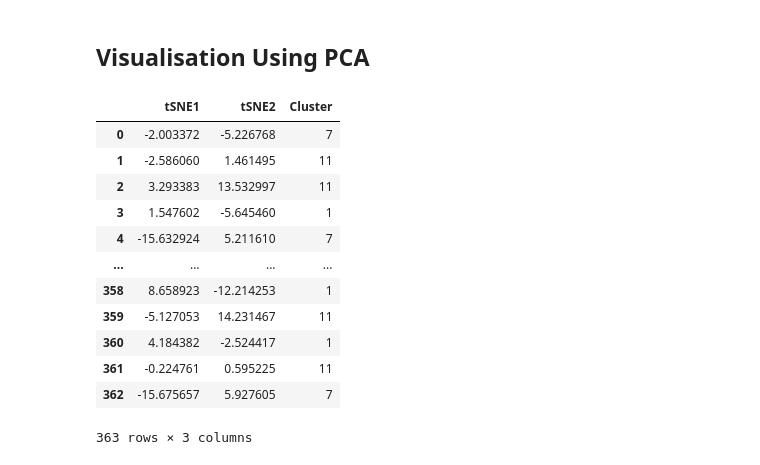
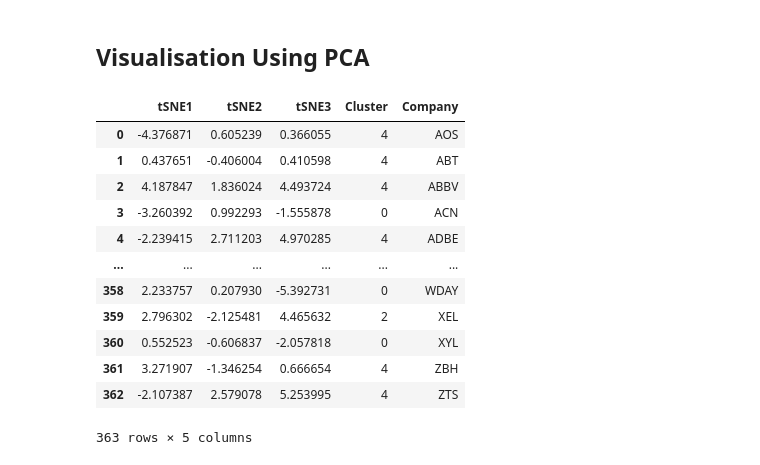
Before and after one commit to Hamza-joosub/StonksModels, a Jupyter notebook: WebAPP.ipynb, the cells around one changed output. Drawn from its saved outputs; the diff is of its cells as text; code cells hidden in the pictures.

Commit message:
implemented call backs and more advanced k means clustering algo

```diff
--- a/WebAPP.ipynb
+++ b/WebAPP.ipynb
@@ -229,6 +227,6 @@ inertia_fig.add_trace(go.Scatter(x = inertia_df.index, y =inertia_df[0] ))
 
 inertia_fig
 # %%
-labels = KMeans(n_clusters=12).fit_predict(df_scaled_no_outliers_numeric)
+labels = KMeans(n_clusters=7).fit_predict(df_scaled_no_outliers_numeric)
 labels
 # %% [output]
@@ -390,26 +396,27 @@ df_no_nan[df_no_nan['Industry'] == target_industry].loc[:,['Company', 'Name', 'S
 # %%
 from sklearn.manifold import TSNE
 # %%
-tsne = TSNE(n_components=2, perplexity=30, random_state=42)
+tsne = TSNE(n_components=3, perplexity=30, random_state=42)
 tsne_result = tsne.fit_transform(df_scaled_no_outliers_numeric.drop(columns=["Company", "Industry", "Sector", "Name", "Cluster"]))
 # %%
-df_tsne = pd.DataFrame(tsne_result, columns=["tSNE1", "tSNE2"])
+df_tsne = pd.DataFrame(tsne_result, columns=["tSNE1", "tSNE2", 'tSNE3'])
 df_tsne['Cluster'] = df_final["Cluster"]
+df_tsne['Company'] = df_final["Company"]
 df_tsne
 # %% [output]
-|  | tSNE1 | tSNE2 | Cluster |
-| 0 | -2.003372 | -5.226768 | 7 |
-| 1 | -2.586060 | 1.461495 | 11 |
-| 2 | 3.293383 | 13.532997 | 11 |
-| 3 | 1.547602 | -5.645460 | 1 |
-| 4 | -15.632924 | 5.211610 | 7 |
-| ... | ... | ... | ... |
-| 358 | 8.658923 | -12.214253 | 1 |
-| 359 | -5.127053 | 14.231467 | 11 |
-| 360 | 4.184382 | -2.524417 | 1 |
-| 361 | -0.224761 | 0.595225 | 11 |
-| 362 | -15.675657 | 5.927605 | 7 |
+|  | tSNE1 | tSNE2 | tSNE3 | Cluster | Company |
+| 0 | -4.376871 | 0.605239 | 0.366055 | 4 | AOS |
+| 1 | 0.437651 | -0.406004 | 0.410598 | 4 | ABT |
+| 2 | 4.187847 | 1.836024 | 4.493724 | 4 | ABBV |
+| 3 | -3.260392 | 0.992293 | -1.555878 | 0 | ACN |
+| 4 | -2.239415 | 2.711203 | 4.970285 | 4 | ADBE |
+| ... | ... | ... | ... | ... | ... |
+| 358 | 2.233757 | 0.207930 | -5.392731 | 0 | WDAY |
+| 359 | 2.796302 | -2.125481 | 4.465632 | 2 | XEL |
+| 360 | 0.552523 | -0.606837 | -2.057818 | 0 | XYL |
+| 361 | 3.271907 | -1.346254 | 0.666654 | 4 | ZBH |
+| 362 | -2.107387 | 2.579078 | 5.253995 | 4 | ZTS |
-363 rows × 3 columns
+363 rows × 5 columns
 # %%
 tsne_fig = go.Figure()
 for cluster in df_tsne["Cluster"].unique():
```
Also changed, not shown: parts of 7 cells of this notebook, 2 other files.
